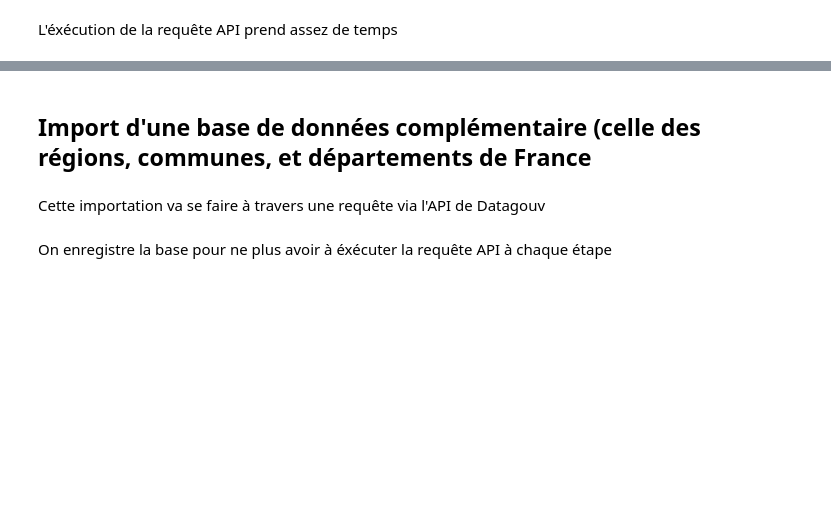
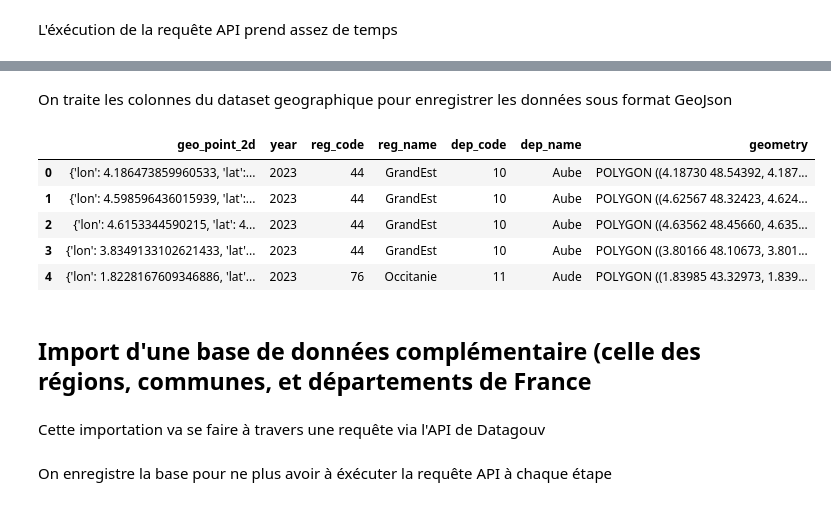
Before and after one commit to antoine-palazz/Python_DS_Project, a Jupyter notebook: Api_Odre.ipynb, the cells around one changed output, grey strips where cells are left out. Cells and saved outputs as stored; diff of their text form; code cells hidden in the pictures; blank space fills up the shorter version.

Commit message:
fusion données geo

```diff
--- a/Api_Odre.ipynb
+++ b/Api_Odre.ipynb
@@ -116,3 +92,20 @@ Erreur lors de la requête: 404
+# %% [markdown]
+On traite les colonnes du dataset geographique pour enregistrer les données sous format GeoJson
+# %%
+#On recupère les colonnes importantes de la base de données
+geo_cols = ['geo_point_2d', 'year', 'reg_code', 'reg_name', 'dep_code', 'dep_name','geometry']
+data_geo = data_geo[geo_cols]
+treated_geo_cols = ['year', 'reg_code', 'reg_name', 'dep_code', 'dep_name']
+#On effectue un nettoyage des données contenues dans les colonnes
+data_geo[treated_geo_cols] = data_geo[treated_geo_cols].applymap(lambda x: x.replace('[', '').replace(']', '') if isinstance(x, str) else x)
+data_geo[treated_geo_cols] = data_geo[treated_geo_cols].applymap(lambda x: ''.join(filter(lambda char: char.isalnum() or char in ['_', '-', '@', '#'], str(x))))
+# %% [output]
+|  | geo_point_2d | year | reg_code | reg_name | dep_code | dep_name | geometry |
+| 0 | {'lon': 4.186473859960533, 'lat':... | 2023 | 44 | GrandEst | 10 | Aube | POLYGON ((4.18730 48.54392, 4.187... |
+| 1 | {'lon': 4.598596436015939, 'lat':... | 2023 | 44 | GrandEst | 10 | Aube | POLYGON ((4.62567 48.32423, 4.624... |
+| 2 | {'lon': 4.6153344590215, 'lat': 4... | 2023 | 44 | GrandEst | 10 | Aube | POLYGON ((4.63562 48.45660, 4.635... |
+| 3 | {'lon': 3.8349133102621433, 'lat'... | 2023 | 44 | GrandEst | 10 | Aube | POLYGON ((3.80166 48.10673, 3.801... |
+| 4 | {'lon': 1.8228167609346886, 'lat'... | 2023 | 76 | Occitanie | 11 | Aude | POLYGON ((1.83985 43.32973, 1.839... |
 # %% [markdown]
 ## Import d'une base de données complémentaire (celle des régions, communes, et départements de France
 # %% [markdown]
```
Also changed, not shown: parts of 37 cells of this notebook.
